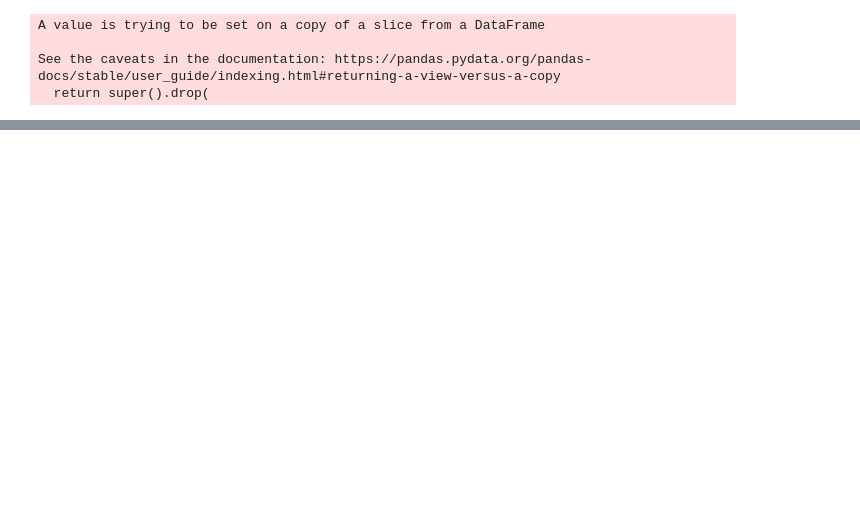
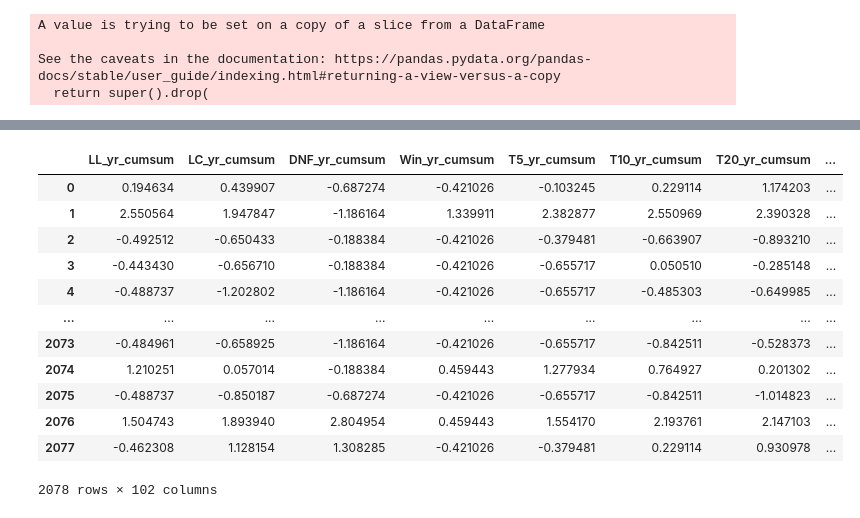
Before and after one commit to gszwabowski/NASCAR_analysis, a Jupyter notebook: P3_NASCAR_pred_FP-LGBMModel.ipynb, the cells around one changed output, grey strips where cells are left out. Saved outputs shown, nothing was run; the diff lists cells and outputs as text; code cells hidden in the pictures; blank space fills up the shorter version.

```diff
--- a/P3_NASCAR_pred_FP-LGBMModel.ipynb
+++ b/P3_NASCAR_pred_FP-LGBMModel.ipynb
@@ -125,0 +144,16 @@ X_train_scaled
+# %%
+X_test_scaled
+# %% [output]
+|  | LL_yr_cumsum | LC_yr_cumsum | DNF_yr_cumsum | Win_yr_cumsum | T5_yr_cumsum | T10_yr_cumsum | T20_yr_cumsum | ... |
+| 0 | 0.194634 | 0.439907 | -0.687274 | -0.421026 | -0.103245 | 0.229114 | 1.174203 | ... |
+| 1 | 2.550564 | 1.947847 | -1.186164 | 1.339911 | 2.382877 | 2.550969 | 2.390328 | ... |
+| 2 | -0.492512 | -0.650433 | -0.188384 | -0.421026 | -0.379481 | -0.663907 | -0.893210 | ... |
+| 3 | -0.443430 | -0.656710 | -0.188384 | -0.421026 | -0.655717 | 0.050510 | -0.285148 | ... |
+| 4 | -0.488737 | -1.202802 | -1.186164 | -0.421026 | -0.655717 | -0.485303 | -0.649985 | ... |
+| ... | ... | ... | ... | ... | ... | ... | ... | ... |
+| 2073 | -0.484961 | -0.658925 | -1.186164 | -0.421026 | -0.655717 | -0.842511 | -0.528373 | ... |
+| 2074 | 1.210251 | 0.057014 | -0.188384 | 0.459443 | 1.277934 | 0.764927 | 0.201302 | ... |
+| 2075 | -0.488737 | -0.850187 | -0.687274 | -0.421026 | -0.655717 | -0.842511 | -1.014823 | ... |
+| 2076 | 1.504743 | 1.893940 | 2.804954 | 0.459443 | 1.554170 | 2.193761 | 2.147103 | ... |
+| 2077 | -0.462308 | 1.128154 | 1.308285 | -0.421026 | -0.379481 | 0.229114 | 0.930978 | ... |
+2078 rows × 102 columns
```
Also changed, not shown: parts of 12 cells of this notebook, 23 other files.
